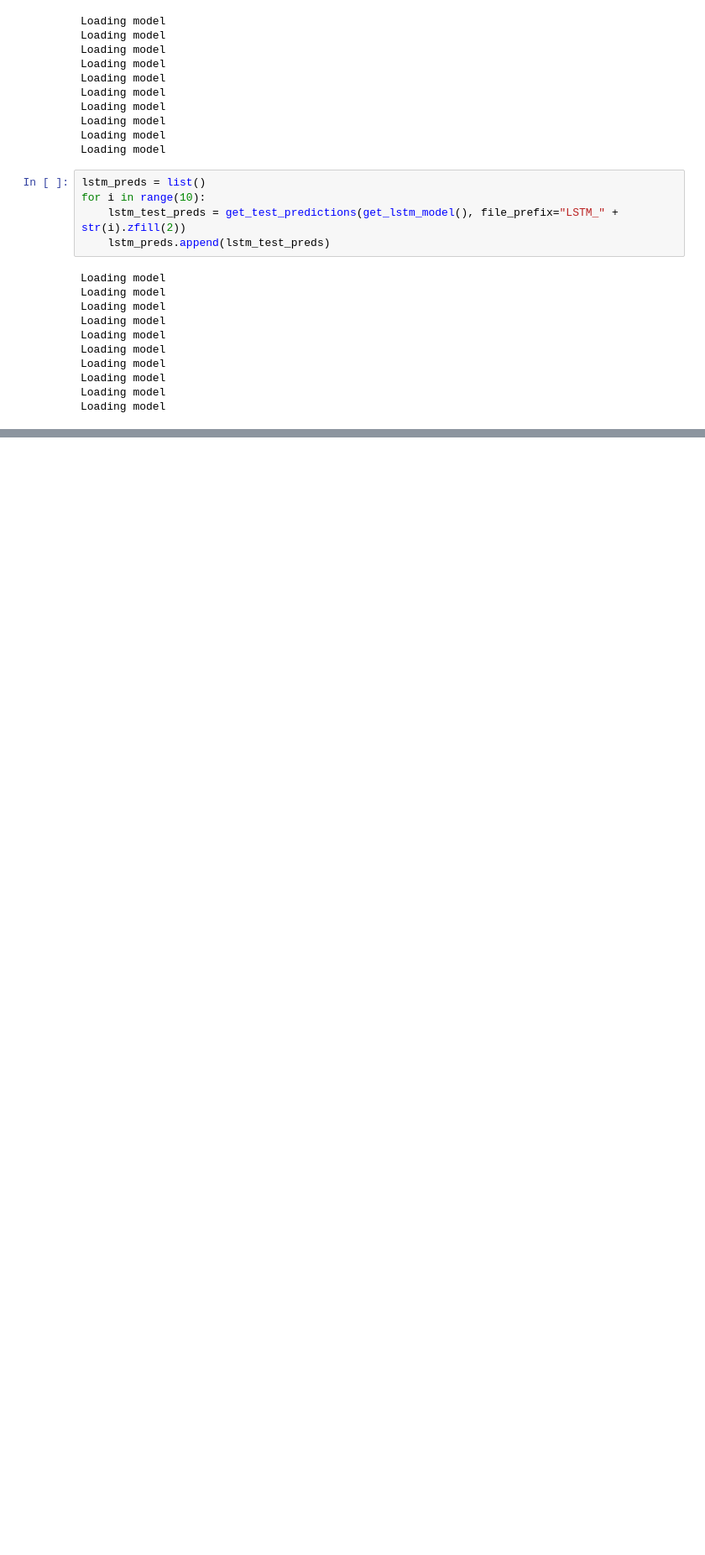
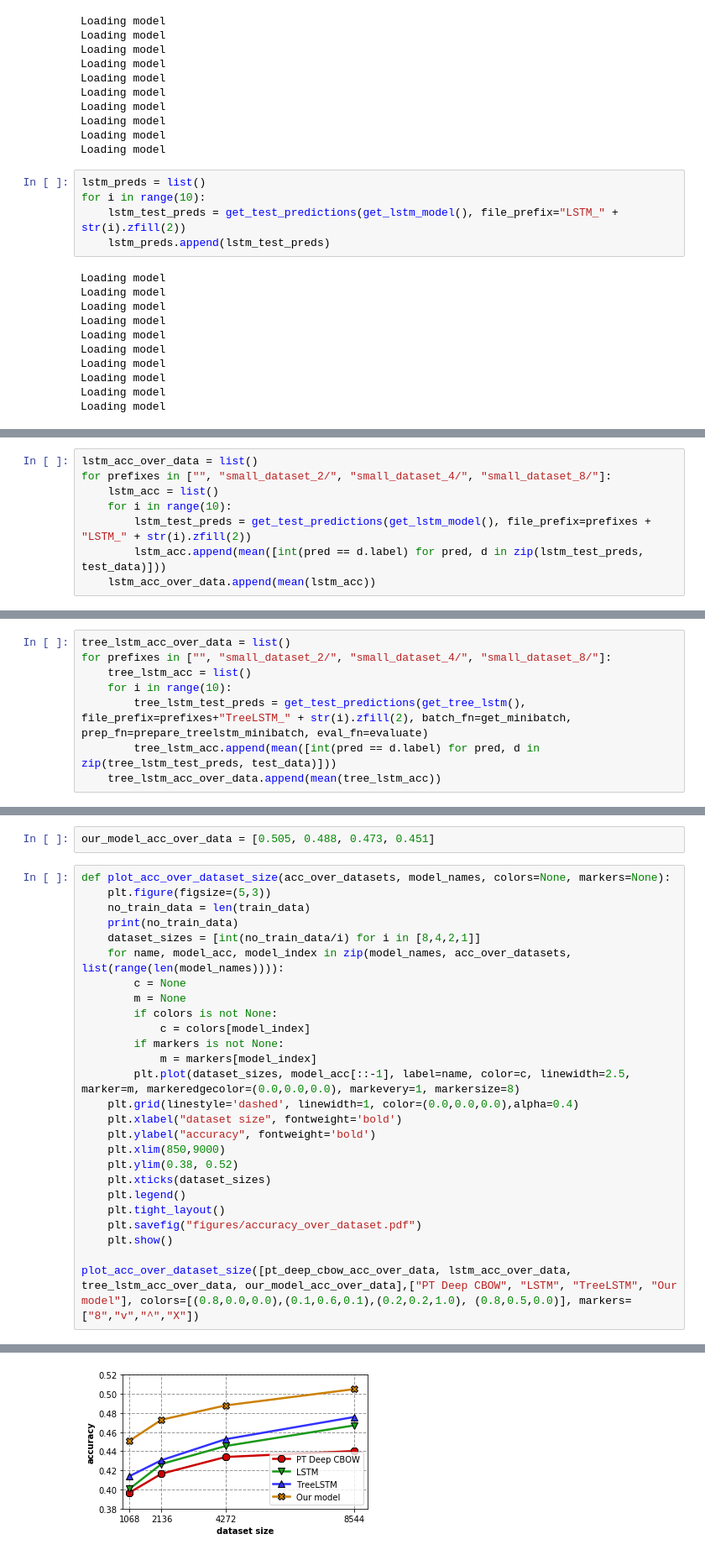
Before and after one commit to phlippe/SentimentClassification_TreeLSTM, a Jupyter notebook: notebooks/Mandatory_models.ipynb, the cells around one changed output, grey strips where cells are left out. Shown at 84% size. Drawn from its saved outputs; the diff is of its cells as text; blank space fills up the shorter version.

```diff
--- a/notebooks/Mandatory_models.ipynb
+++ b/notebooks/Mandatory_models.ipynb
@@ -2345,0 +2643,8 @@ ValueError: keyword grid_dotted is not recognized; valid keywords are ['size', '
+# %%
+lstm_acc_over_data = list()
+for prefixes in ["", "small_dataset_2/", "small_dataset_4/", "small_dataset_8/"]:
+    lstm_acc = list()
+    for i in range(10):
+        lstm_test_preds = get_test_predictions(get_lstm_model(), file_prefix=prefixes + "LSTM_" + str(i).zfill(2))
+        lstm_acc.append(mean([int(pred == d.label) for pred, d in zip(lstm_test_preds, test_data)]))
+    lstm_acc_over_data.append(mean(lstm_acc))
@@ -2345,0 +2669,8 @@ ValueError: keyword grid_dotted is not recognized; valid keywords are ['size', '
+# %%
+tree_lstm_acc_over_data = list()
+for prefixes in ["", "small_dataset_2/", "small_dataset_4/", "small_dataset_8/"]:
+    tree_lstm_acc = list()
+    for i in range(10):
+        tree_lstm_test_preds = get_test_predictions(get_tree_lstm(), file_prefix=prefixes+"TreeLSTM_" + str(i).zfill(2), batch_fn=get_minibatch, prep_fn=prepare_treelstm_minibatch, eval_fn=evaluate)
+        tree_lstm_acc.append(mean([int(pred == d.label) for pred, d in zip(tree_lstm_test_preds, test_data)]))
+    tree_lstm_acc_over_data.append(mean(tree_lstm_acc))
@@ -2345,0 +2703,29 @@ ValueError: keyword grid_dotted is not recognized; valid keywords are ['size', '
+# %%
+our_model_acc_over_data = [0.505, 0.488, 0.473, 0.451]
+# %%
+def plot_acc_over_dataset_size(acc_over_datasets, model_names, colors=None, markers=None):
+    plt.figure(figsize=(5,3))
+    no_train_data = len(train_data)
+    print(no_train_data)
+    dataset_sizes = [int(no_train_data/i) for i in [8,4,2,1]]
+    for name, model_acc, model_index in zip(model_names, acc_over_datasets, list(range(len(model_names)))):
+        c = None
+        m = None
+        if colors is not None:
+            c = colors[model_index]
+        if markers is not None:
+            m = markers[model_index]
+        plt.plot(dataset_sizes, model_acc[::-1], label=name, color=c, linewidth=2.5, marker=m, markeredgecolor=(0.0,0.0,0.0), markevery=1, markersize=8)
+    plt.grid(linestyle='dashed', linewidth=1, color=(0.0,0.0,0.0),alpha=0.4)
+    plt.xlabel("dataset size", fontweight='bold')
+    plt.ylabel("accuracy", fontweight='bold')
+    plt.xlim(850,9000)
+    plt.ylim(0.38, 0.52)
+    plt.xticks(dataset_sizes)
+    plt.legend()
+    plt.tight_layout()
+    plt.savefig("figures/accuracy_over_dataset.pdf")
+    plt.show()
+
+plot_acc_over_dataset_size([pt_deep_cbow_acc_over_data, lstm_acc_over_data, tree_lstm_acc_over_data, our_model_acc_over_data],["PT Deep CBOW", "LSTM", "TreeLSTM", "Our model"], colors=[(0.8,0.0,0.0),(0.1,0.6,0.1),(0.2,0.2,1.0), (0.8,0.5,0.0)], markers=["8","v","^","X"])
+# %% [output]
@@ -2345,0 +2733 @@ ValueError: keyword grid_dotted is not recognized; valid keywords are ['size', '
+[figure, added]
```
Also changed, not shown: parts of 50 cells of this notebook.
